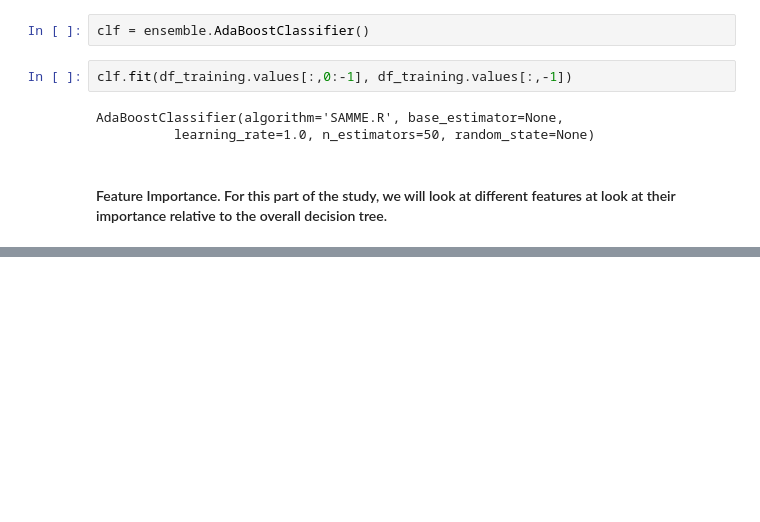
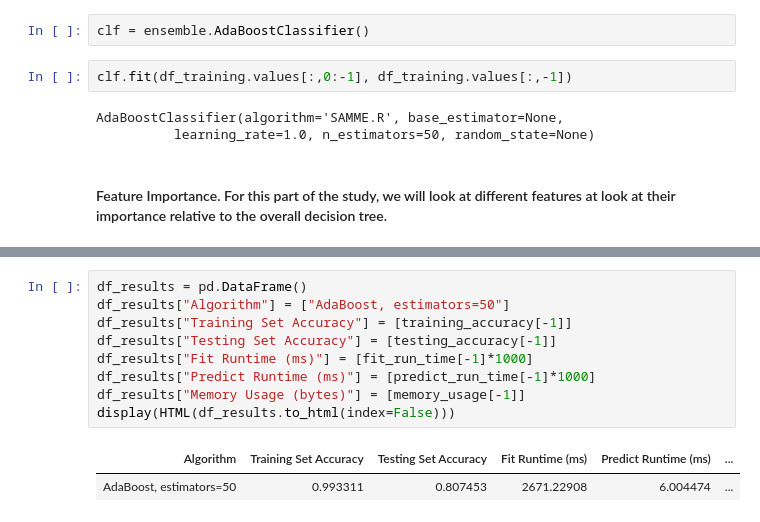
Before and after one commit to scparker/cs7641, a Jupyter notebook: Supervised Learning/Adaboost-Phishing.ipynb, the cells around one changed output, grey strips where cells are left out. Drawn from its saved outputs; the diff is of its cells as text; blank space fills up the shorter version.

```diff
--- a/Supervised Learning/Adaboost-Phishing.ipynb
+++ b/Supervised Learning/Adaboost-Phishing.ipynb
@@ -209,0 +216,12 @@ plt.legend(["Training Set", "Testing Set"], loc=2)
+# %%
+df_results = pd.DataFrame()
+df_results["Algorithm"] = ["AdaBoost, estimators=50"]
+df_results["Training Set Accuracy"] = [training_accuracy[-1]]
+df_results["Testing Set Accuracy"] = [testing_accuracy[-1]]
+df_results["Fit Runtime (ms)"] = [fit_run_time[-1]*1000]
+df_results["Predict Runtime (ms)"] = [predict_run_time[-1]*1000]
+df_results["Memory Usage (bytes)"] = [memory_usage[-1]]
+display(HTML(df_results.to_html(index=False)))
+# %% [output]
+| Algorithm | Training Set Accuracy | Testing Set Accuracy | Fit Runtime (ms) | Predict Runtime (ms) | ... |
+| AdaBoost, estimators=50 | 0.993311 | 0.807453 | 2671.22908 | 6.004474 | ... |
```
Also changed, not shown: parts of 4 cells of this notebook, 1 other file.
